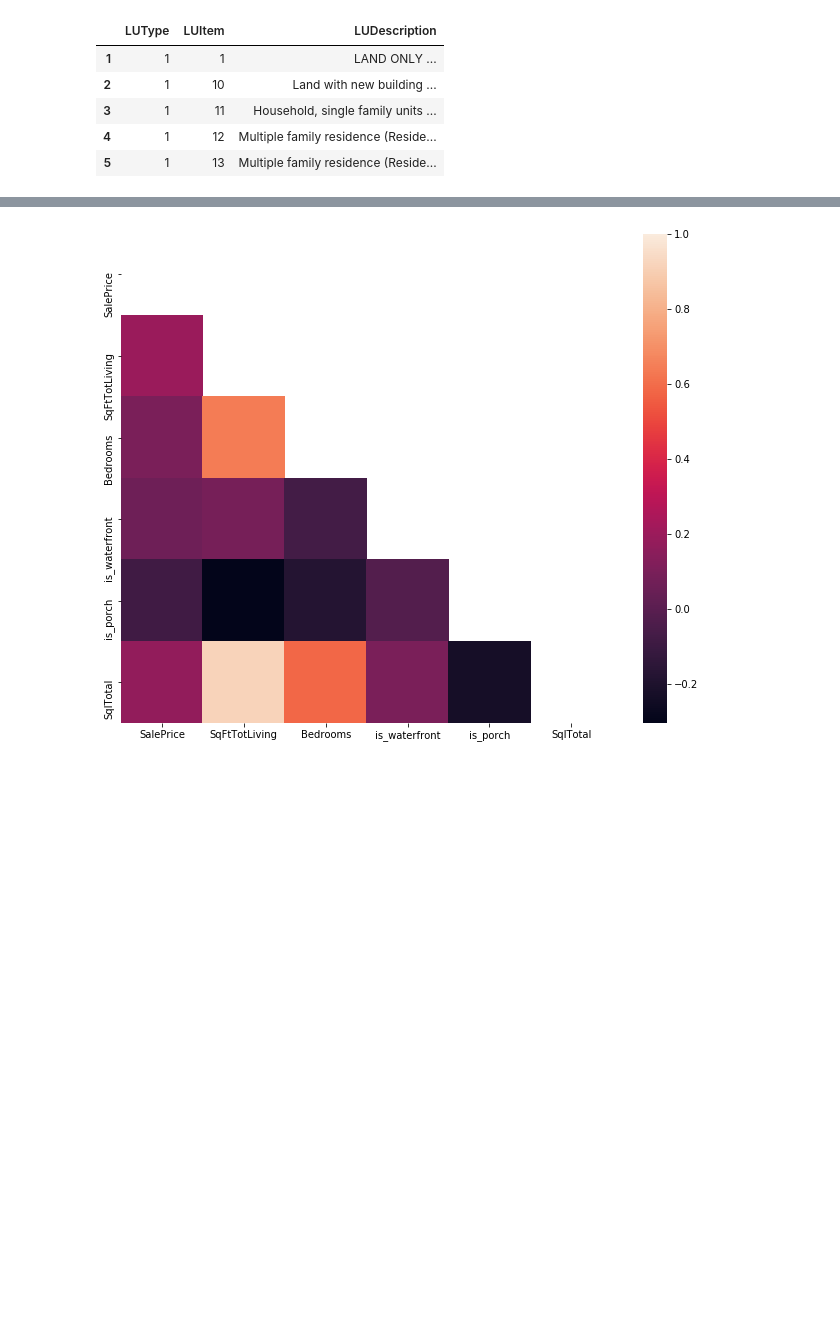
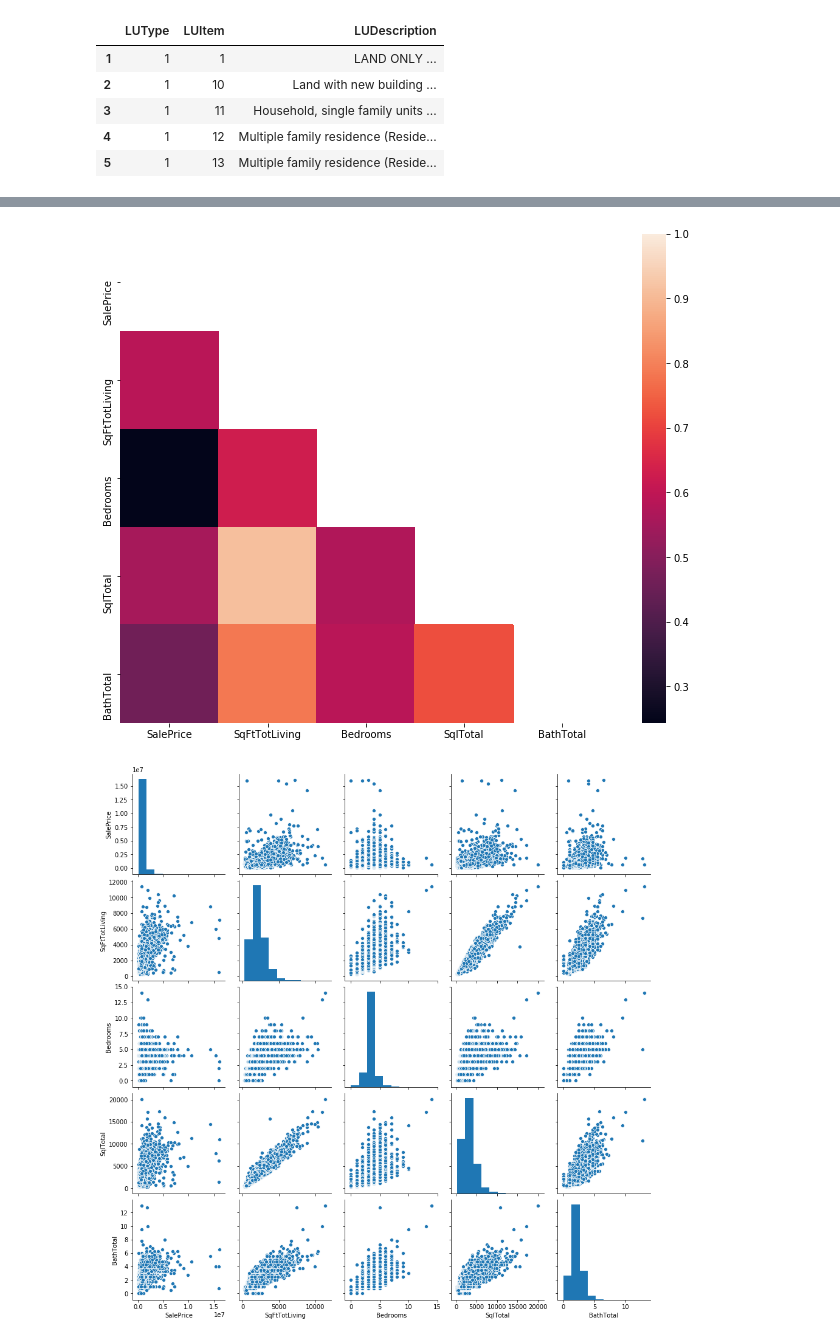
Before and after one commit to Daihongchen/king_county_housing_analysis, a Jupyter notebook: Exploratory Notebook/create_tables.ipynb, the cells around one changed output, grey strips where cells are left out. Saved outputs shown, nothing was run; the diff lists cells and outputs as text; code cells hidden in the pictures; blank space fills up the shorter version.

```diff
--- a/Exploratory Notebook/create_tables.ipynb
+++ b/Exploratory Notebook/create_tables.ipynb
@@ -206,3 +184,3 @@ king_house_2019.head()
 # %%
-king_house_2019 = king_house_2019.drop(columns = ['Major_x', 'Major_y', 'Minor_x', 'Minor_y', 'DocumentDate', 'Major', 'Minor'])
+# king_house_2019 = king_house_2019.drop(columns = ['Major_x', 'Major_y', 'Minor_x', 'Minor_y', 'DocumentDate', 'Major', 'Minor'])
 # king_house_2019 = king_house_2019.drop(columns = 'DocumentData')
@@ -228,4 +193,5 @@ king_house_2019['SqlTotal'] = king_house_2019['SqFt1stFloor'] + king_house_2019[
                          + king_house_2019['SqFtGarageBasement'] + king_house_2019['SqFtGarageAttached'] \
                          + king_house_2019['SqFtOpenPorch'] + king_house_2019['SqFtEnclosedPorch'] + king_house_2019['SqFtDeck']
 
-king_house_2019.head()
+king_house_2019['pwrlines'] = king_house_2019['PowerLines'] == 'Y'
+king_house_2019['othernuisance'] = king_house_2019['OtherNuisances']=='Y'
@@ -260,2 +198,9 @@ king_house_2019 = king_house_2019[cols]
+# %%
+king_house_2019['nuisance_total'] = (
+    king_house_2019['AirportNoise'] +
+    king_house_2019['TrafficNoise'] +
+    king_house_2019['pwrlines'] +
+    king_house_2019['othernuisance']
+)
 # %%
 king_house_2019['PorchTotal']=king_house_2019.SqFtOpenPorch + king_house_2019.SqFtEnclosedPorch
@@ -289 +209,3 @@ Name: WfntLocation, dtype: int64
+# %%
+king_house_2019['BathTotal'] = king_house_2019['BathHalfCount']*0.5 + king_house_2019['Bath3qtrCount'] * 0.75 + king_house_2019['BathFullCount']
 # %%
@@ -333,6 +228,7 @@ def correlation_fig(df):
 # %%
-columns = ['SalePrice', 'PropertyType','SqFtTotLiving', 'Bedrooms', 'is_waterfront', 'is_porch', 'SqlTotal']
+columns = ['SalePrice','SqFtTotLiving', 'Bedrooms', 'SqlTotal', 'BathTotal']
 df = king_house_2019[columns]
-colrelation = correlation(df)
+colrelation = ac.correlation_fig(df)
 # %% [output]
-[figure, old version]
+[figure, new version]
+[figure, added]
```
Also changed, not shown: parts of 39 cells of this notebook, 1 other file.
